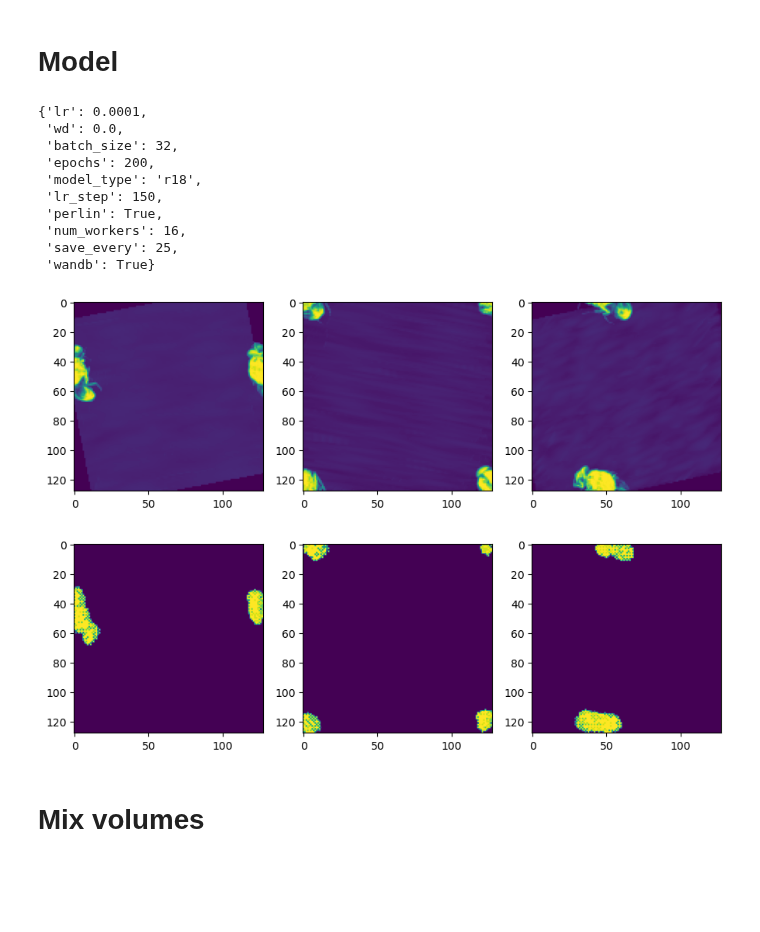
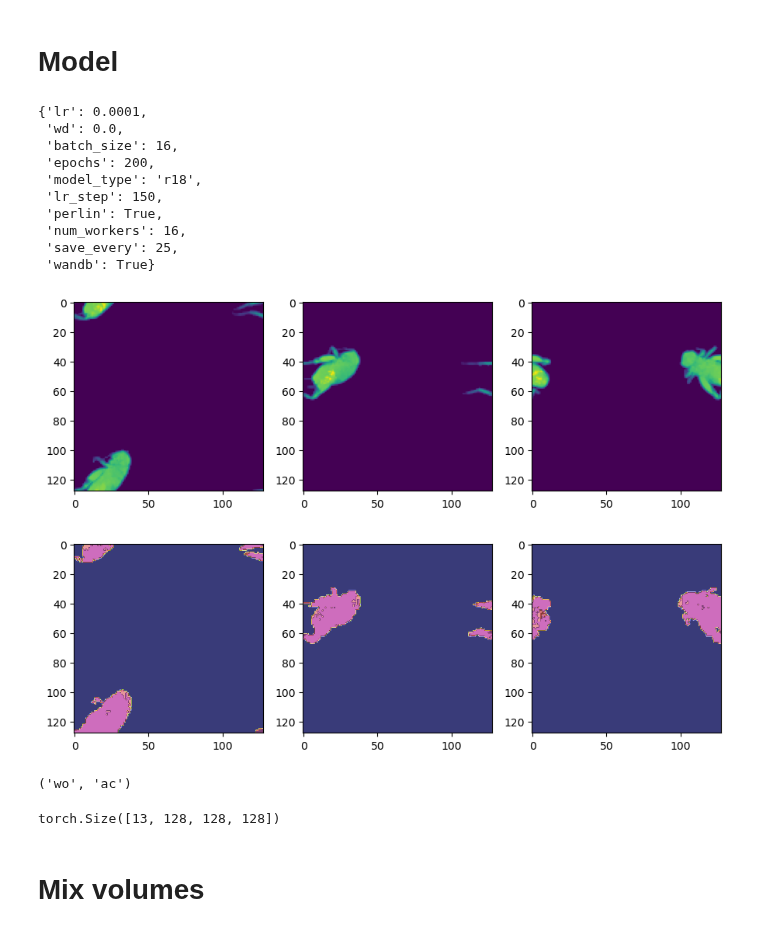
Before and after one commit to R0ner/cnn-context, a Jupyter notebook: notebooks/bn-13-seg-eval.ipynb, the cells around one changed output. Cells and saved outputs as stored; diff of their text form; code cells hidden in the pictures; blank space fills up the shorter version.

```diff
--- a/notebooks/bn-13-seg-eval.ipynb
+++ b/notebooks/bn-13-seg-eval.ipynb
@@ -71,7 +76,8 @@ def get_model(model_type, device="cpu", seed=191510):
 # Model
 # %%
 model_dir = "../models/bn-seg-checkpoints"
-run_dir = f"{model_dir}/run-20240606-213945"
+# run_dir = f"{model_dir}/run-20240606-213945"
+run_dir = f"{model_dir}/run-20240607-112444"
 
 with open(f"{run_dir}/config.json", "r") as f:
     config = json.load(f)
@@ -79,7 +85,7 @@ config
 # %% [output]
 {'lr': 0.0001,
  'wd': 0.0,
- 'batch_size': 32,
+ 'batch_size': 16,
  'epochs': 200,
  'model_type': 'r18',
  'lr_step': 150,
@@ -89,7 +95,7 @@ config
  'wandb': True}
 # %%
 model = get_model("")
-checkpoint = torch.load(f"{run_dir}/cpts/r18_e120_best.cpt")
+checkpoint = torch.load(f"{run_dir}/cpts/r18_e29_best.cpt")
 model.load_state_dict(checkpoint["model_state_dict"])
 model.eval()
 del checkpoint
@@ -106,17 +112,25 @@ dloader_iter = iter(dloader)
 # %%
 # volumes, labels, masks, noise = next(iter(dloader))
 volumes, labels, masks, noise = next(dloader_iter)
 
 with torch.no_grad():
     out = model(get_input(volumes, masks, noise))
 pred = torch.softmax(out.detach(), dim=1)
 scores, indices = pred.max(1)
 
-show_volume(get_input(volumes, masks, noise * 0.1), size=3)
-show_volume(indices, size=3)
+show_volume(get_input(volumes, masks, noise * 0.5), size=3)
+show_volume(indices, size=3, cmap="tab20b", vmax=len(class_names)+1)
+classes, counts = indices.unique(return_counts=True)
+classes, counts = classes[1:], counts[1:]
+class_names[classes[counts.argmax()]-1], class_names[labels]
 # %% [output]
-[figure, old version]
+[figure, new version]
-[figure, old version]
+[figure, new version]
+('wo', 'ac')
+# %%
+pred[0].size()
+# %% [output]
+torch.Size([13, 128, 128, 128])
 # %% [markdown]
 # Mix volumes
 # %%
```
Also changed, not shown: parts of 18 cells of this notebook, 3 other files.
